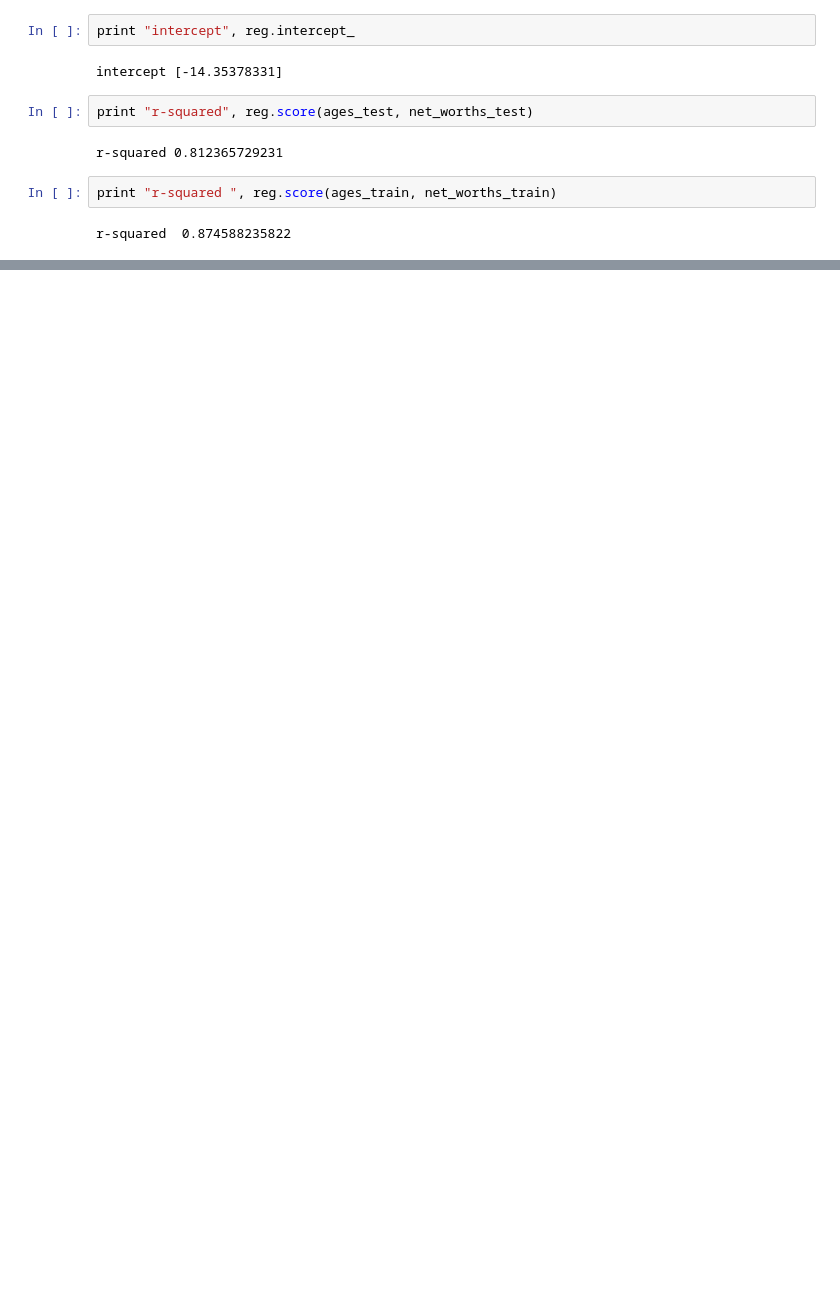
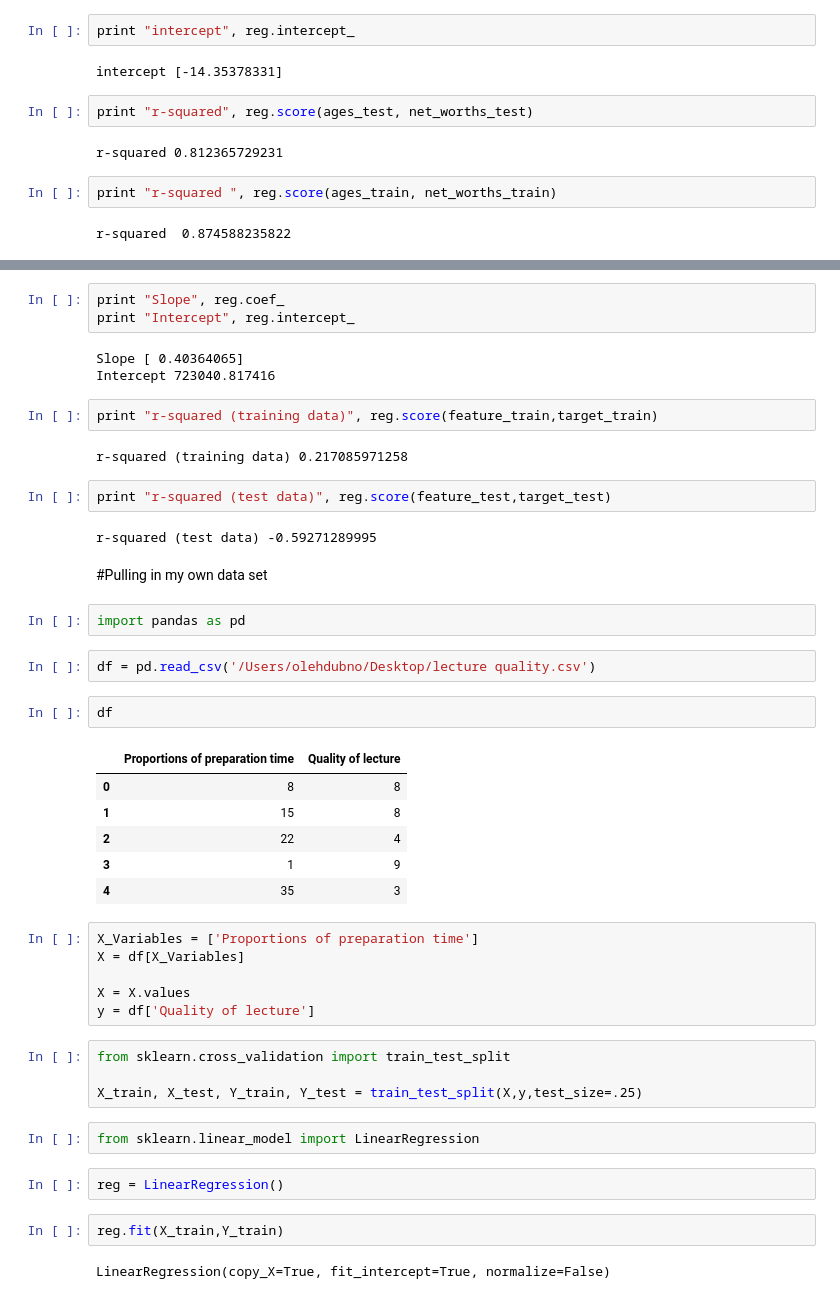
Before and after one commit to odubno/Udacity_Machine_Learning, a Jupyter notebook: Lesson_6_Regressions.ipynb, the cells around one changed output, grey strips where cells are left out. Cells and saved outputs as stored; diff of their text form; blank space fills up the shorter version.

```diff
--- a/Lesson_6_Regressions.ipynb
+++ b/Lesson_6_Regressions.ipynb
@@ -89,0 +172,47 @@ r-squared  0.874588235822
+# %%
+print "Slope", reg.coef_
+print "Intercept", reg.intercept_
+# %% [output]
+Slope [ 0.40364065]
+Intercept 723040.817416
+# %%
+print "r-squared (training data)", reg.score(feature_train,target_train)
+# %% [output]
+r-squared (training data) 0.217085971258
+# %%
+print "r-squared (test data)", reg.score(feature_test,target_test)
+# %% [output]
+r-squared (test data) -0.59271289995
+# %% [markdown]
+#Pulling in my own data set
+# %%
+import pandas as pd
+# %%
+df = pd.read_csv('/Users/olehdubno/Desktop/lecture quality.csv')
+# %%
+df
+# %% [output]
+|  | Proportions of preparation time | Quality of lecture |
+| 0 | 8 | 8 |
+| 1 | 15 | 8 |
+| 2 | 22 | 4 |
+| 3 | 1 | 9 |
+| 4 | 35 | 3 |
+# %%
+X_Variables = ['Proportions of preparation time']
+X = df[X_Variables]
+
+X = X.values
+y = df['Quality of lecture']
+# %%
+from sklearn.cross_validation import train_test_split
+
+X_train, X_test, Y_train, Y_test = train_test_split(X,y,test_size=.25)
+# %%
+from sklearn.linear_model import LinearRegression
+# %%
+reg = LinearRegression()
+# %%
+reg.fit(X_train,Y_train)
+# %% [output]
+LinearRegression(copy_X=True, fit_intercept=True, normalize=False)
```
Also changed, not shown: parts of 7 cells of this notebook.
